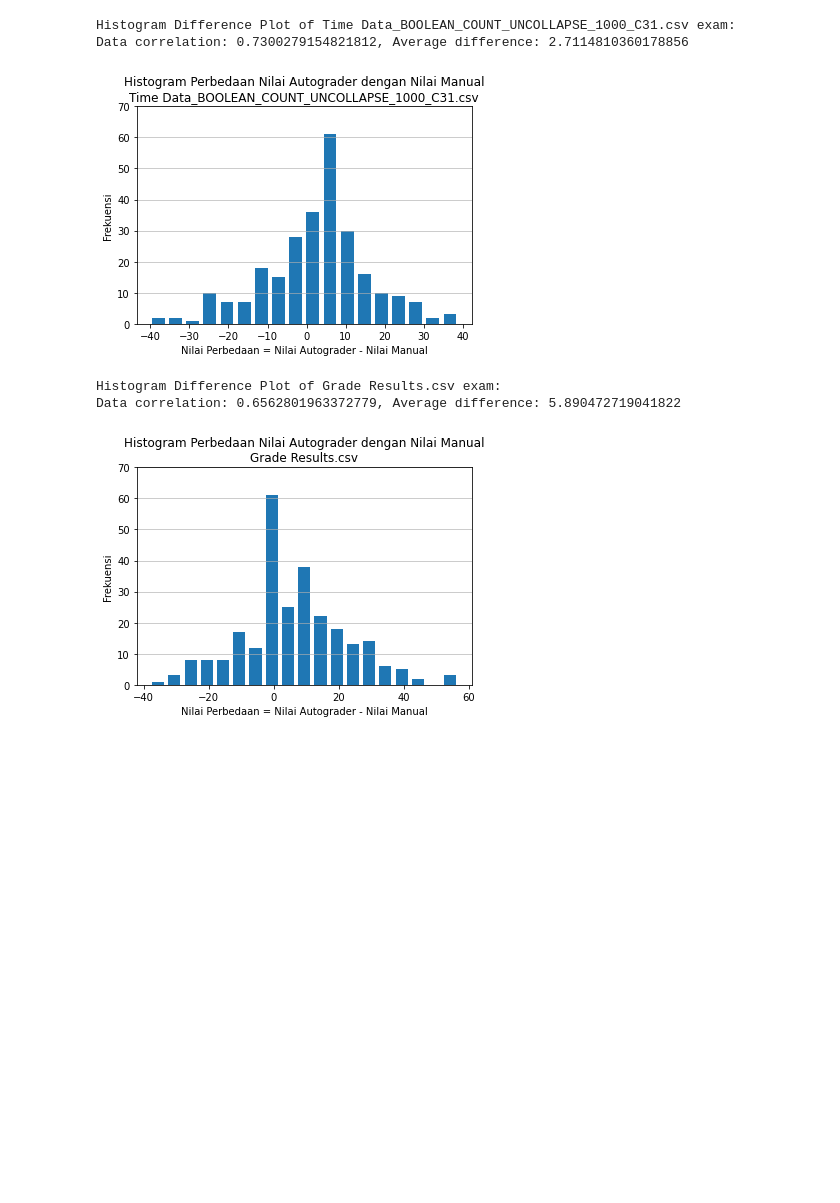
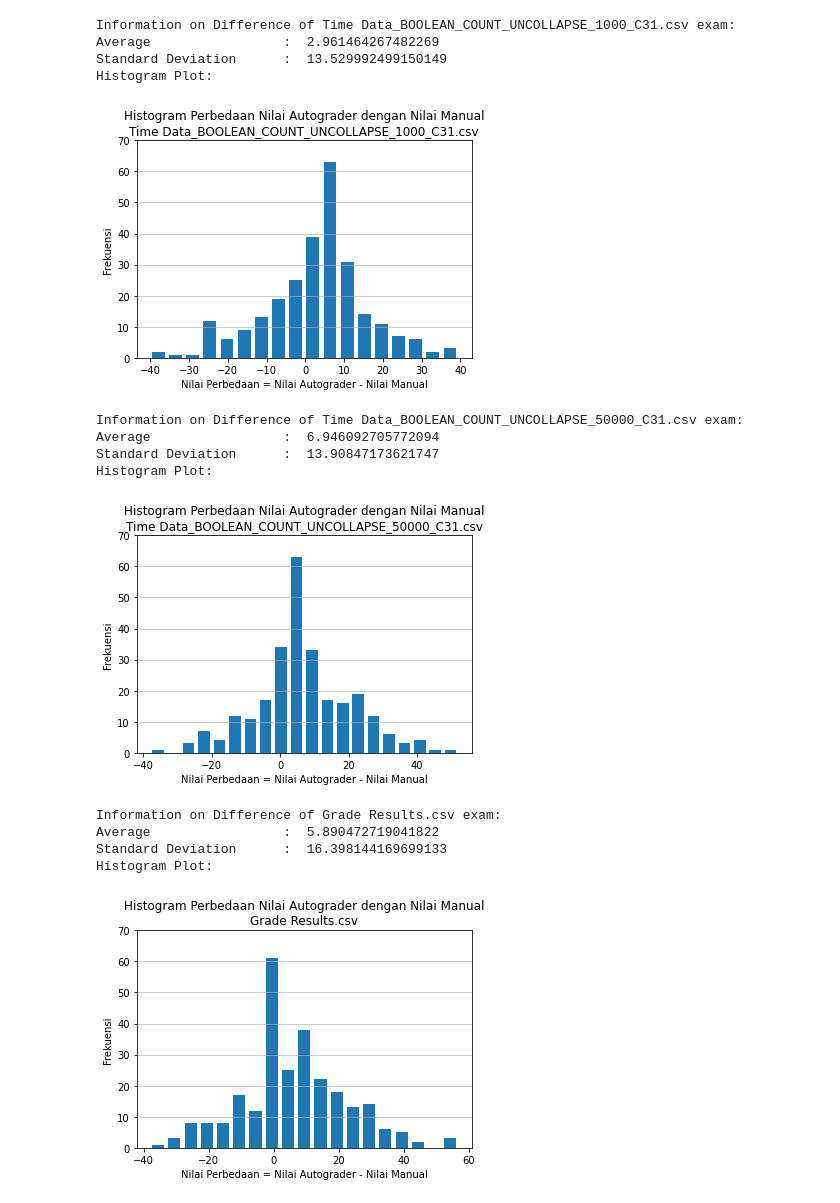
Before and after one commit to muhammadhasan01/notal-autograder, a Jupyter notebook: data/time_limit_test.ipynb, the cells around one changed output. Saved outputs shown, nothing was run; the diff lists cells and outputs as text; code cells hidden in the pictures; blank space fills up the shorter version.

```diff
--- a/data/time_limit_test.ipynb
+++ b/data/time_limit_test.ipynb
@@ -39,7 +39,7 @@ from grader.src.ged.classes.general_cost_function import RelabelMethod
 from grader.src.grader import Grader, GraphPreprocessType
 
 REAL_GRADE_FILENAME = 'Real Results.csv'
-AFILE_PREFIX = 'Grade_'
+BENCHMARK = ''
 
 real_dataframe = pd.read_csv(REAL_GRADE_FILENAME)
 dataframes = {}
@@ -49,21 +49,13 @@ for node_cost in range(1, 4):
             continue
         for relabel_method in RelabelMethod.__iter__():
             for graph_preprocess_type in GraphPreprocessType.__iter__():
-                for time_limit in [1000, 3000, 10000]:
+                for time_limit in [1000, 3000, 10000, 50000]:
                     filename = f'Time Data_{relabel_method.name}_{graph_preprocess_type.name}_{time_limit}_C{node_cost}{edge_cost}.csv'
                     if filename not in os.listdir('./'):
                         continue
+                    BENCHMARK = filename
                     dataframes[filename] = pd.read_csv(filename).rename(columns={'grade': 'nilai autograder'})
                     dataframes[filename] = pd.merge(dataframes[filename], real_dataframe, on=['nim', 'exam_name', 'number'])
-
-# for relabel_method in RelabelMethod.__iter__():
-#     for graph_preprocess_type in GraphPreprocessType.__iter__():
-#         for time_limit in [1000, 3000, 10000]:
-#             filename = f'Time Data_{relabel_method.name}_{graph_preprocess_type.name}_{time_limit}.csv'
-#             if filename not in os.listdir('./'):
-#                 continue
-#             dataframes[filename] = pd.read_csv(filename).rename(columns={'grade': 'nilai autograder'})
-#             dataframes[filename] = pd.merge(dataframes[filename], real_dataframe, on=['nim', 'exam_name', 'number'])
 
 SENDJAJA = 'Grade Results.csv'
 dataframes[SENDJAJA] = pd.read_csv(SENDJAJA).rename(columns={'grade': 'nilai autograder'})
@@ -130,0 +159,3 @@ def histogram_dif_plot(name, df):
+# %%
+for name, df in dataframes.items():
+    time_analysis(name, df)
@@ -130,0 +180,3 @@ def histogram_dif_plot(name, df):
+# %%
+for name, df in dataframes.items():
+    accuracy(name, df, dataframes[BENCHMARK])
@@ -240,6 +315,6 @@ Time Data_BOOLEAN_COUNT_UNCOLLAPSE_1000_C31.csv: 10.75711020601699
 Grade Results.csv: 13.108726565217047
 # %%
-for _, name in [(all_correls[SENDJAJA]['All'], SENDJAJA)] + correls[:10]:
+for _, name in correls[:10]:
     df = dataframes[name]
     print(f'Linear Regression Plot of {name} exam:')
     linear_regression_plot(name, df)
@@ -273,8 +355,11 @@ Confusion Matrix Plot of Grade Results.csv exam:
 # %%
 # Show Histogram Difference Plot
-for corr, name in [(all_correls[SENDJAJA]['All'], SENDJAJA)] + correls[:10]:
+for corr, name in correls[:10]:
     df = dataframes[name]
-    print(f'Histogram Difference Plot of {name} exam:')
-    print(f'Data correlation: {corr}, Average difference: {np.average(df[X_AXIS] - df[Y_AXIS])}')
-    histogram_dif_plot(name, df[X_AXIS] - df[Y_AXIS])
+    print(f'Information on Difference of {name} exam:')
+    df_dif = df[X_AXIS] - df[Y_AXIS]
+    print('Average \t\t: ', df_dif.mean())
+    print('Standard Deviation\t: ', df_dif.std())
+    print('Histogram Plot:')
+    histogram_dif_plot(name, df_dif)
 # %% [output]
@@ -287,6 +376,15 @@ Data correlation: 0.7310405400736244, Average difference: 2.7678319239550966
-Histogram Difference Plot of Time Data_BOOLEAN_COUNT_UNCOLLAPSE_1000_C31.csv exam:
-Data correlation: 0.7300279154821812, Average difference: 2.7114810360178856
+Information on Difference of Time Data_BOOLEAN_COUNT_UNCOLLAPSE_1000_C31.csv exam:
+Average                 :  2.961464267482269
+Standard Deviation      :  13.529992499150149
+Histogram Plot:
-[figure, old version]
+[figure, new version]
-Histogram Difference Plot of Grade Results.csv exam:
-Data correlation: 0.6562801963372779, Average difference: 5.890472719041822
+Information on Difference of Time Data_BOOLEAN_COUNT_UNCOLLAPSE_50000_C31.csv exam:
+Average                 :  6.946092705772094
+Standard Deviation      :  13.90847173621747
+Histogram Plot:
-[figure, old version]
+[figure, new version]
+Information on Difference of Grade Results.csv exam:
+Average                 :  5.890472719041822
+Standard Deviation      :  16.398144169699133
+Histogram Plot:
+[figure, added]
```
Also changed, not shown: parts of 10 cells of this notebook, 6 other files.
